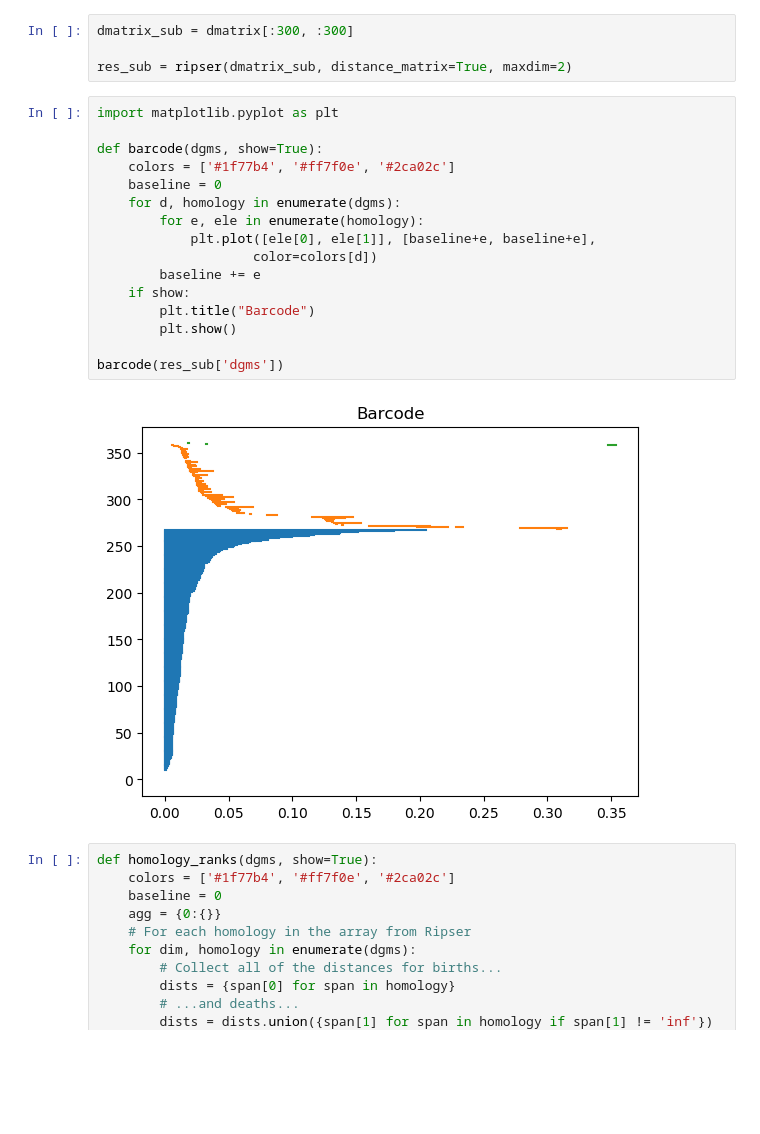
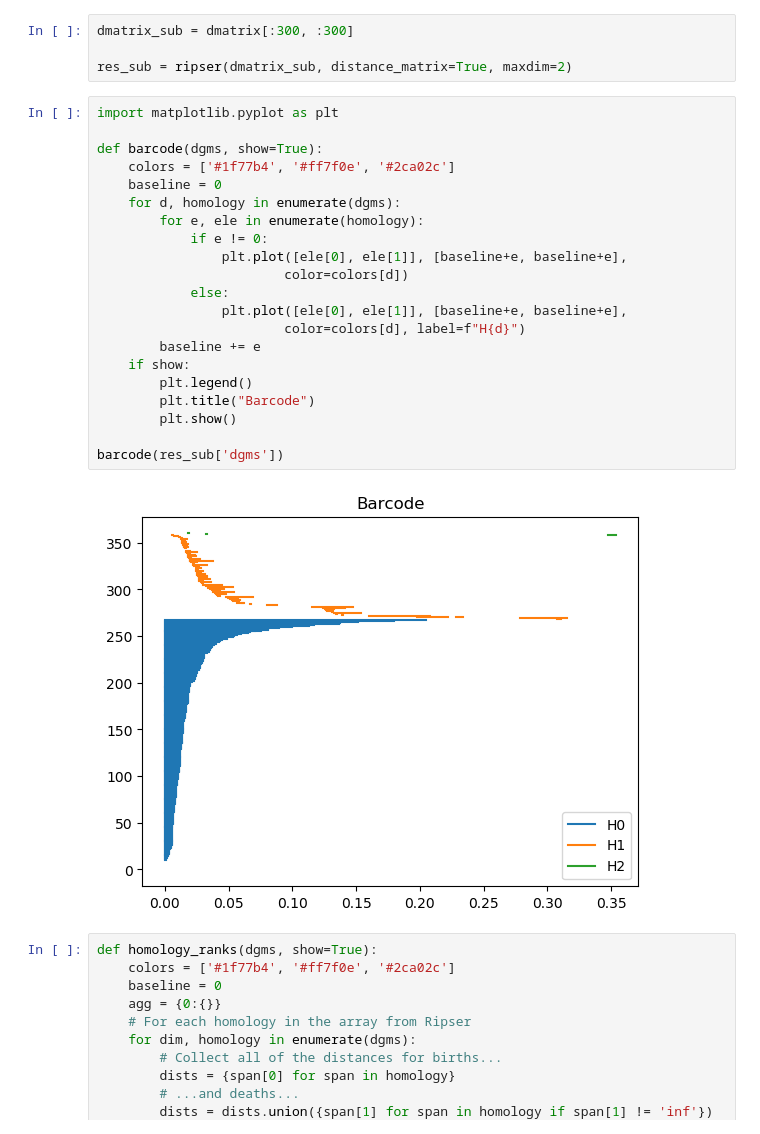
Before and after one commit to BVanDeWater/625.687, a Jupyter notebook: Notebooks/Lat_Lon_Year.ipynb, the cells around one changed output. Cells and saved outputs as stored; diff of their text form; blank space fills up the shorter version.

```diff
--- a/Notebooks/Lat_Lon_Year.ipynb
+++ b/Notebooks/Lat_Lon_Year.ipynb
@@ -86,21 +90,26 @@ res_sub = ripser(dmatrix_sub, distance_matrix=True, maxdim=2)
 # %%
 import matplotlib.pyplot as plt
 
 def barcode(dgms, show=True):
     colors = ['#1f77b4', '#ff7f0e', '#2ca02c']
     baseline = 0
     for d, homology in enumerate(dgms):
         for e, ele in enumerate(homology):
-            plt.plot([ele[0], ele[1]], [baseline+e, baseline+e],
-                    color=colors[d])
+            if e != 0:
+                plt.plot([ele[0], ele[1]], [baseline+e, baseline+e],
+                        color=colors[d])
+            else:
+                plt.plot([ele[0], ele[1]], [baseline+e, baseline+e],
+                        color=colors[d], label=f"H{d}")
         baseline += e
     if show:
+        plt.legend()
         plt.title("Barcode")
         plt.show()
 
 barcode(res_sub['dgms'])
 # %% [output]
-[figure, old version]
+[figure, new version]
 # %%
 def homology_ranks(dgms, show=True):
     colors = ['#1f77b4', '#ff7f0e', '#2ca02c']
```
Also changed, not shown: parts of 2 cells of this notebook, 2 other files.
